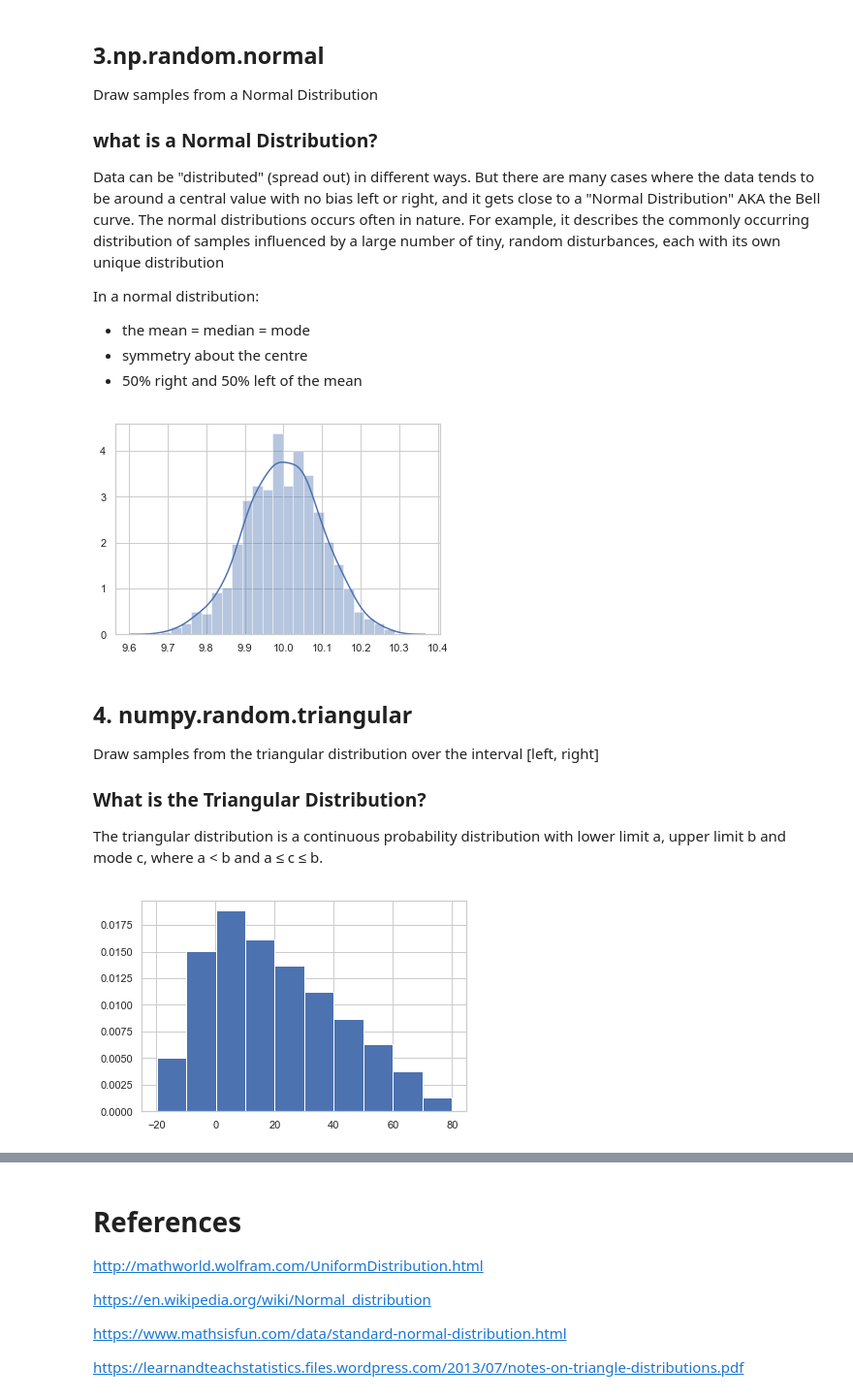
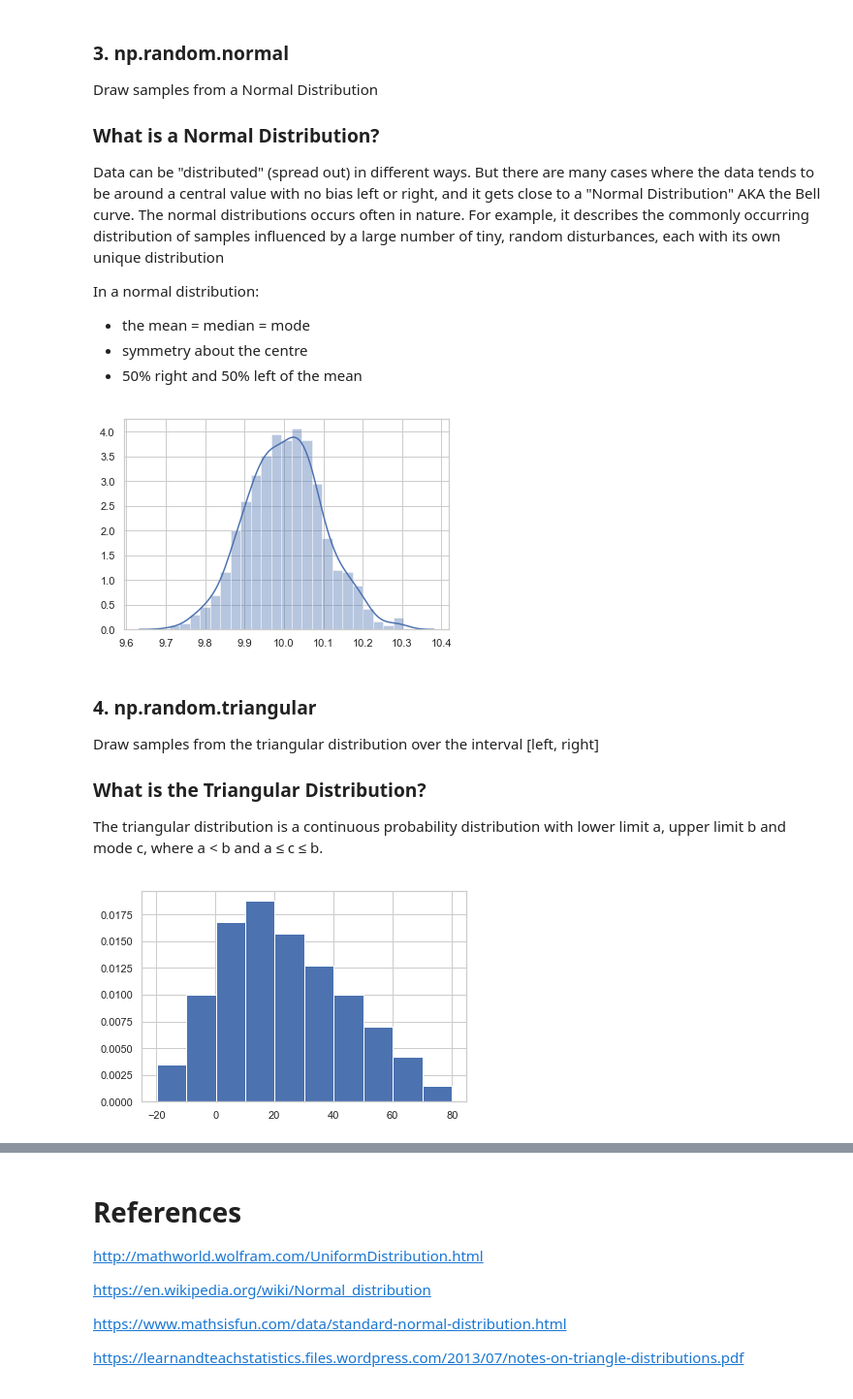
Before and after one commit to RitRa/Numpy_random, a Jupyter notebook: Distributions.ipynb, the cells around one changed output, grey strips where cells are left out. Shown at 97% size. Drawn from its saved outputs; the diff is of its cells as text; code cells hidden in the pictures.

```diff
--- a/Distributions.ipynb
+++ b/Distributions.ipynb
@@ -48,20 +47,0 @@ plt.show(test)
-# %%
-import seaborn as sns
-import matplotlib.pyplot as plt
-sns.set(style="whitegrid")
-
-# Load the example iris dataset
-diamonds = sns.load_dataset("diamonds")
-
-# Draw a scatter plot while assigning point colors and sizes to different
-# variables in the dataset
-f, ax = plt.subplots(figsize=(6.5, 6.5))
-sns.despine(f, left=True, bottom=True)
-clarity_ranking = ["I1", "SI2", "SI1", "VS2", "VS1", "VVS2", "VVS1", "IF"]
-s = sns.scatterplot(x="carat", y="price",
-                hue="clarity", size="depth",
-                palette="ch:r=-.2,d=.3_r",
-                hue_order=clarity_ranking,
-                sizes=(1, 8), linewidth=0,
-                data=diamonds, ax=ax)
-plt.show(s)
@@ -103,8 +79,8 @@ plt.show()
 # %% [markdown]
-## 3.np.random.normal
+### 3. np.random.normal
 Draw samples from a Normal Distribution
 
-### what is a Normal Distribution?
+### What is a Normal Distribution?
 
 
 Data can be "distributed" (spread out) in different ways. But there are many cases where the data tends to be around a central value with no bias left or right, and it gets close to a "Normal Distribution" AKA the Bell curve. The normal distributions occurs often in nature. For example, it describes the commonly occurring distribution of samples influenced by a large number of tiny, random disturbances, each with its own unique distribution
@@ -118,19 +94,20 @@ p = np.random.normal(10, 0.1, 1000)
 sns.distplot(p)
 plt.show()
 # %% [output]
-[figure, old version]
+[figure, new version]
 # %% [markdown]
-## 4. numpy.random.triangular
+### 4. np.random.triangular
 
 Draw samples from the triangular distribution over the interval [left, right]
 
 ### What is the Triangular Distribution?
 The triangular distribution is a continuous probability distribution with lower limit a, upper limit b and mode c, where a < b and a ≤ c ≤ b.
 # %%
-z = np.random.triangular(-20, 0, 80, 100000)
+# Lower limit, mode, upper limit
+z = np.random.triangular(-20, 10, 80, 100000)
 
 plt.hist(z, density=True)
 
 plt.show()
 # %% [output]
-[figure, old version]
+[figure, new version]
```
Also changed, not shown: parts of 13 cells of this notebook, 2 other files.
